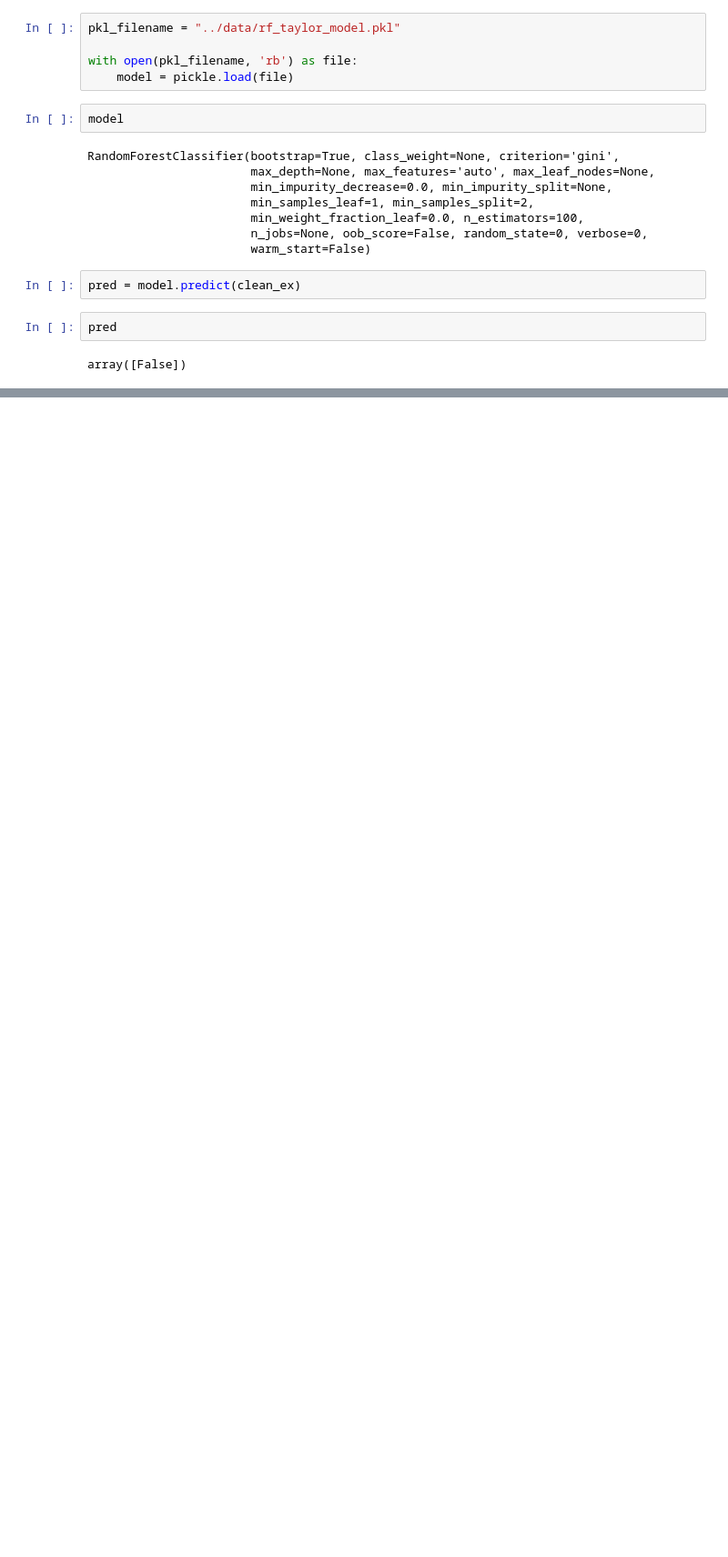
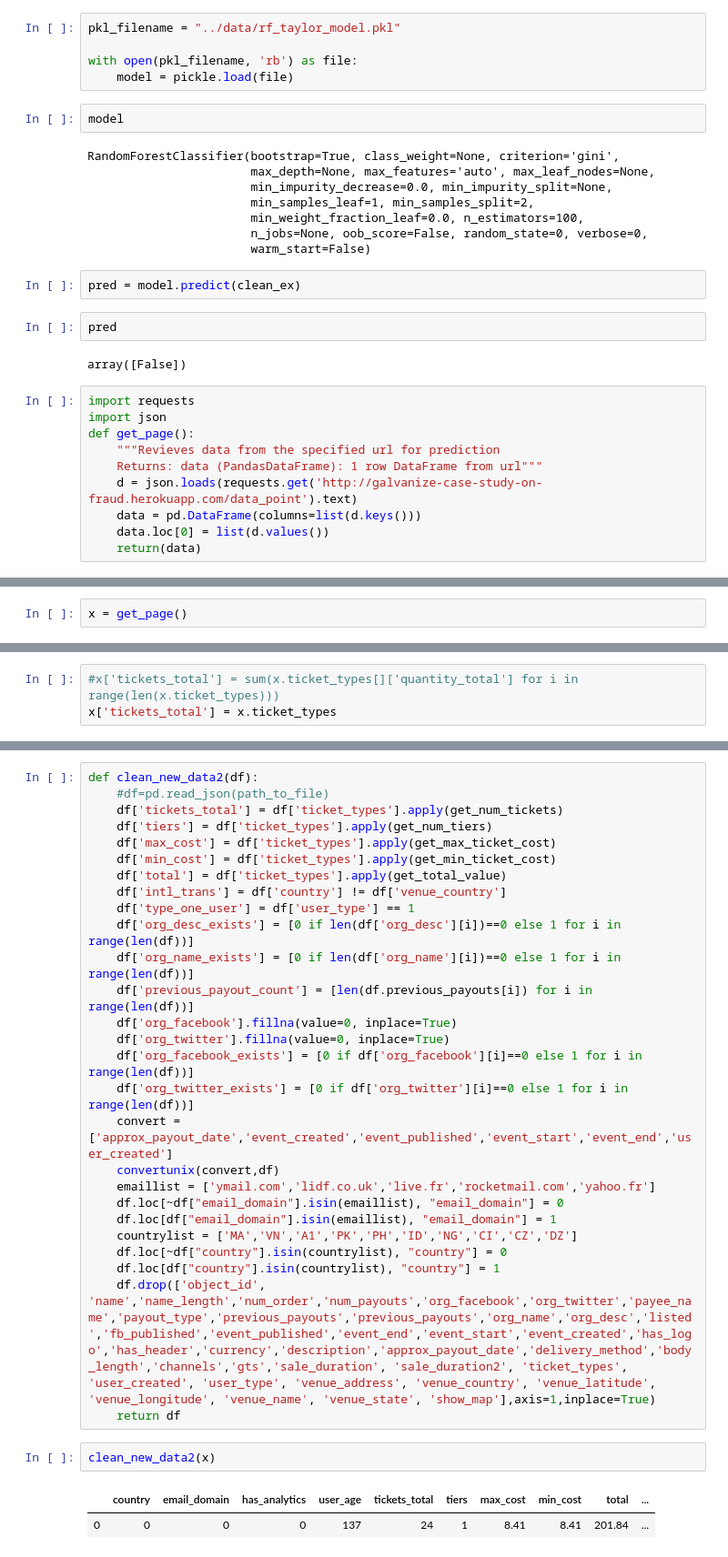
Before and after one commit to taylorjbritt/fraudcasestudy, a Jupyter notebook: notebooks/predict.ipynb, the cells around one changed output, grey strips where cells are left out. Shown: that part at 91% size. Cells and saved outputs as stored; diff of their text form; blank space fills up the shorter version.

Commit message:
update predict

```diff
--- a/notebooks/predict.ipynb
+++ b/notebooks/predict.ipynb
@@ -278,3 +223,13 @@ pred = model.predict(clean_ex)
 pred
 # %% [output]
 array([False])
+# %%
+import requests
+import json
+def get_page():
+    """Revieves data from the specified url for prediction
+    Returns: data (PandasDataFrame): 1 row DataFrame from url"""
+    d = json.loads(requests.get('http://galvanize-case-study-on-fraud.herokuapp.com/data_point').text)
+    data = pd.DataFrame(columns=list(d.keys()))
+    data.loc[0] = list(d.values())
+    return(data)
@@ -280,0 +240,2 @@ array([False])
+# %%
+x = get_page()
@@ -280,0 +261,3 @@ array([False])
+# %%
+#x['tickets_total'] = sum(x.ticket_types[]['quantity_total'] for i in range(len(x.ticket_types)))
+x['tickets_total'] = x.ticket_types
@@ -280,0 +272,32 @@ array([False])
+# %%
+def clean_new_data2(df):
+    #df=pd.read_json(path_to_file)
+    df['tickets_total'] = df['ticket_types'].apply(get_num_tickets)
+    df['tiers'] = df['ticket_types'].apply(get_num_tiers)
+    df['max_cost'] = df['ticket_types'].apply(get_max_ticket_cost)
+    df['min_cost'] = df['ticket_types'].apply(get_min_ticket_cost)
+    df['total'] = df['ticket_types'].apply(get_total_value)
+    df['intl_trans'] = df['country'] != df['venue_country']
+    df['type_one_user'] = df['user_type'] == 1
+    df['org_desc_exists'] = [0 if len(df['org_desc'][i])==0 else 1 for i in range(len(df))]
+    df['org_name_exists'] = [0 if len(df['org_name'][i])==0 else 1 for i in range(len(df))]
+    df['previous_payout_count'] = [len(df.previous_payouts[i]) for i in range(len(df))]
+    df['org_facebook'].fillna(value=0, inplace=True)
+    df['org_twitter'].fillna(value=0, inplace=True)
+    df['org_facebook_exists'] = [0 if df['org_facebook'][i]==0 else 1 for i in range(len(df))]
+    df['org_twitter_exists'] = [0 if df['org_twitter'][i]==0 else 1 for i in range(len(df))]
+    convert = ['approx_payout_date','event_created','event_published','event_start','event_end','user_created']
+    convertunix(convert,df)
+    emaillist = ['ymail.com','lidf.co.uk','live.fr','rocketmail.com','yahoo.fr']
+    df.loc[~df["email_domain"].isin(emaillist), "email_domain"] = 0
+    df.loc[df["email_domain"].isin(emaillist), "email_domain"] = 1
+    countrylist = ['MA','VN','A1','PK','PH','ID','NG','CI','CZ','DZ']
+    df.loc[~df["country"].isin(countrylist), "country"] = 0
+    df.loc[df["country"].isin(countrylist), "country"] = 1
+    df.drop(['object_id', 'name','name_length','num_order','num_payouts','org_facebook','org_twitter','payee_name','payout_type','previous_payouts','previous_payouts','org_name','org_desc','listed','fb_published','event_published','event_end','event_start','event_created','has_logo','has_header','currency','description','approx_payout_date','delivery_method','body_length','channels','gts','sale_duration', 'sale_duration2', 'ticket_types', 'user_created', 'user_type', 'venue_address', 'venue_country', 'venue_latitude', 'venue_longitude', 'venue_name', 'venue_state', 'show_map'],axis=1,inplace=True)
+    return df
+# %%
+clean_new_data2(x)
+# %% [output]
+|  | country | email_domain | has_analytics | user_age | tickets_total | tiers | max_cost | min_cost | total | ... |
+| 0 | 0 | 0 | 0 | 137 | 24 | 1 | 8.41 | 8.41 | 201.84 | ... |
```
Also changed, not shown: parts of 25 cells of this notebook, 2 other files.
